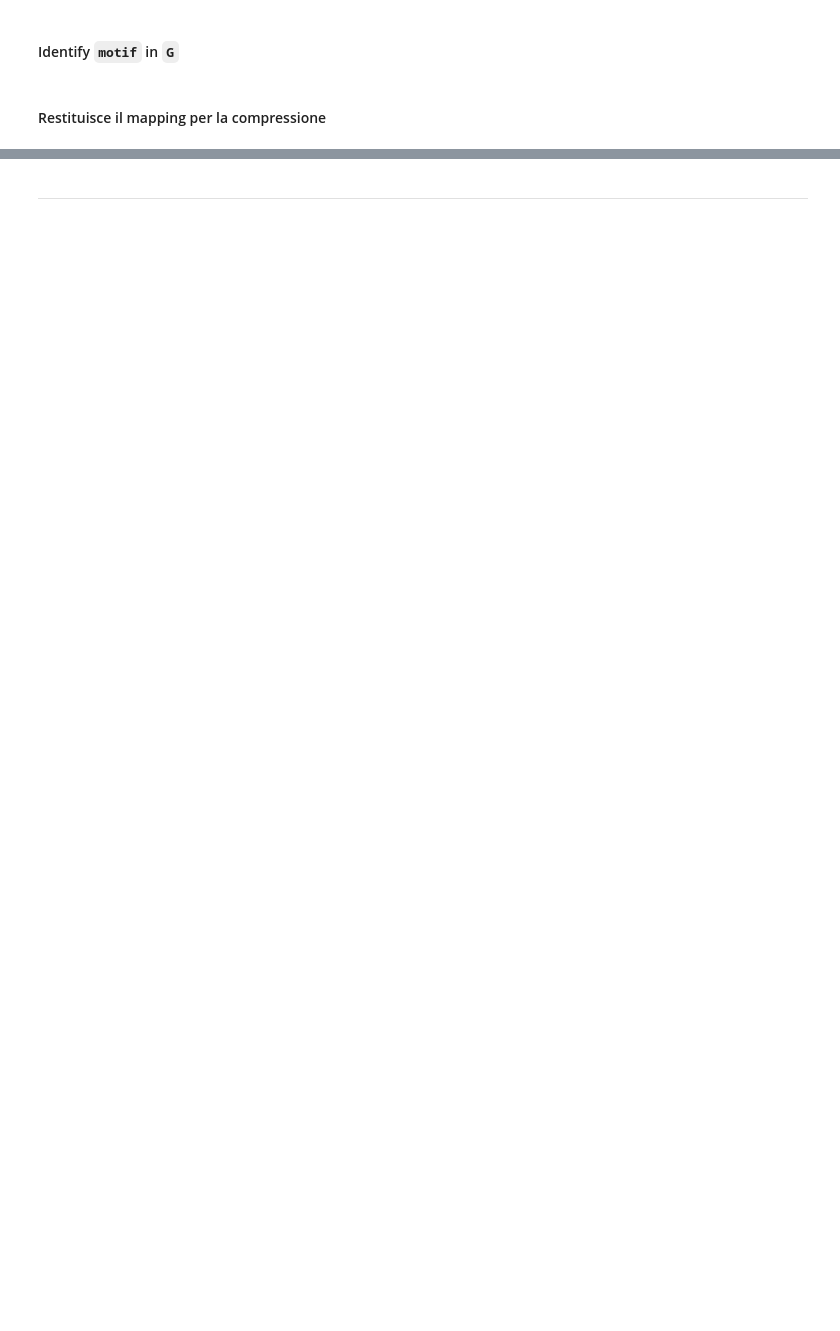
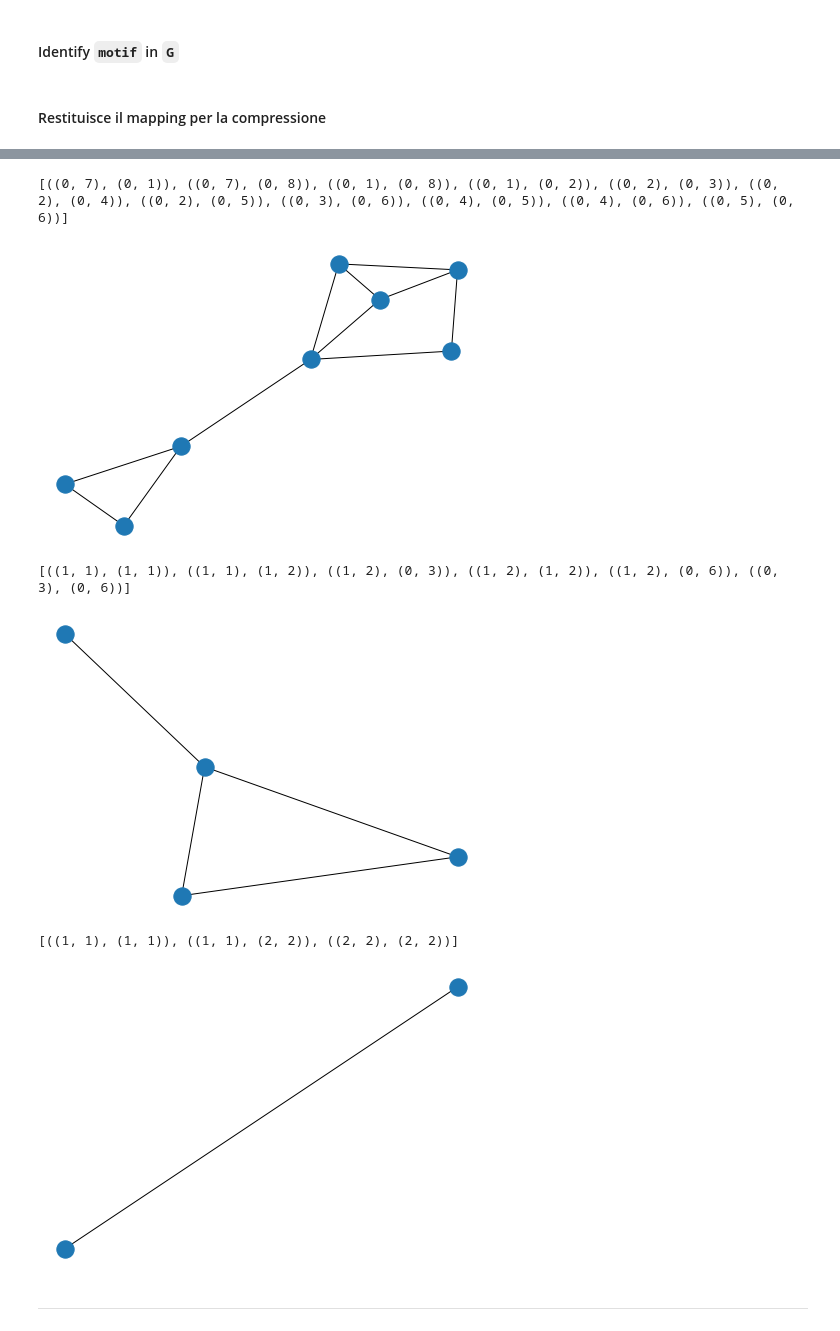
Before and after one commit to kdd-lab/2020_Trevisan, a Jupyter notebook: code/notebook/2_Pipeline_gerarchica_multicollasso.ipynb, the cells around one changed output, grey strips where cells are left out. Saved outputs shown, nothing was run; the diff lists cells and outputs as text; code cells hidden in the pictures; blank space fills up the shorter version.

Commit message:
multicoll aggiornato

```diff
--- a/code/notebook/2_Pipeline_gerarchica_multicollasso.ipynb
+++ b/code/notebook/2_Pipeline_gerarchica_multicollasso.ipynb
@@ -145,24 +128,0 @@ multicoll(G)
-# %%
-# nodi G
-nodi = list(G.nodes())
-nodi.sort(key=lambda x:x[1])
-print("\n Nodi :", nodi)
-# chiama identify - nuovo livello
-ris = identify(motif, G)
-while ris != []:
-    ris = identify(motif, G)
-    #print("\n Ris:", ris, "\n")
-    mapping = zippa(ris, nodi)
-    # se mapping vuoto allora in grafo non cambia
-    if mapping == []:
-        continue
-    else:
-        G = nx.relabel_nodes(G, mapping)
-        # i nodi cambiano, sono il risultato della compressione
-        nodi = list(G.nodes())
-        nodi.sort(key=lambda x:x[1])
-        #print("\n Nodi: ", nodi)
-        # togli triangolo usato
-        #la lista ris diminuisce
-        ris = ris[1:]
-    print("\n Nodi: ", nodi)
@@ -185,0 +129,11 @@ while ris != []:
+# %%
+res = multicoll(G)
+livello, num_nodi, nodi, archi = [], [], [], []
+for i in res:
+    livello.append(i[0])
+    num_nodi.append(i[1][0])
+    nodi.append(i[1][1])
+    archi.append(i[1][2])
+
+print("Livello: ", livello, "\n# nodi: ", num_nodi,
+      "\nNodi: ", nodi, "\nArchi: ", archi, "\n\n")
@@ -186,2 +145,18 @@ while ris != []:
+# %%
+for i in archi:
+    print(i)
+    GG = nx.Graph()
+    GG.add_edges_from(i)
+    plt.clf()
+    nx.draw(GG)
+    plt.pause(1)
+    plt.show()
+# %% [output]
+[((0, 7), (0, 1)), ((0, 7), (0, 8)), ((0, 1), (0, 8)), ((0, 1), (0, 2)), ((0, 2), (0, 3)), ((0, 2), (0, 4)), ((0, 2), (0, 5)), ((0, 3), (0, 6)), ((0, 4), (0, 5)), ((0, 4), (0, 6)), ((0, 5), (0, 6))]
+[figure, added]
+[((1, 1), (1, 1)), ((1, 1), (1, 2)), ((1, 2), (0, 3)), ((1, 2), (1, 2)), ((1, 2), (0, 6)), ((0, 3), (0, 6))]
+[figure, added]
+[((1, 1), (1, 1)), ((1, 1), (2, 2)), ((2, 2), (2, 2))]
+[figure, added]
 # %% [markdown]
 ---
```
Also changed, not shown: parts of 37 cells of this notebook, 3 other files.
